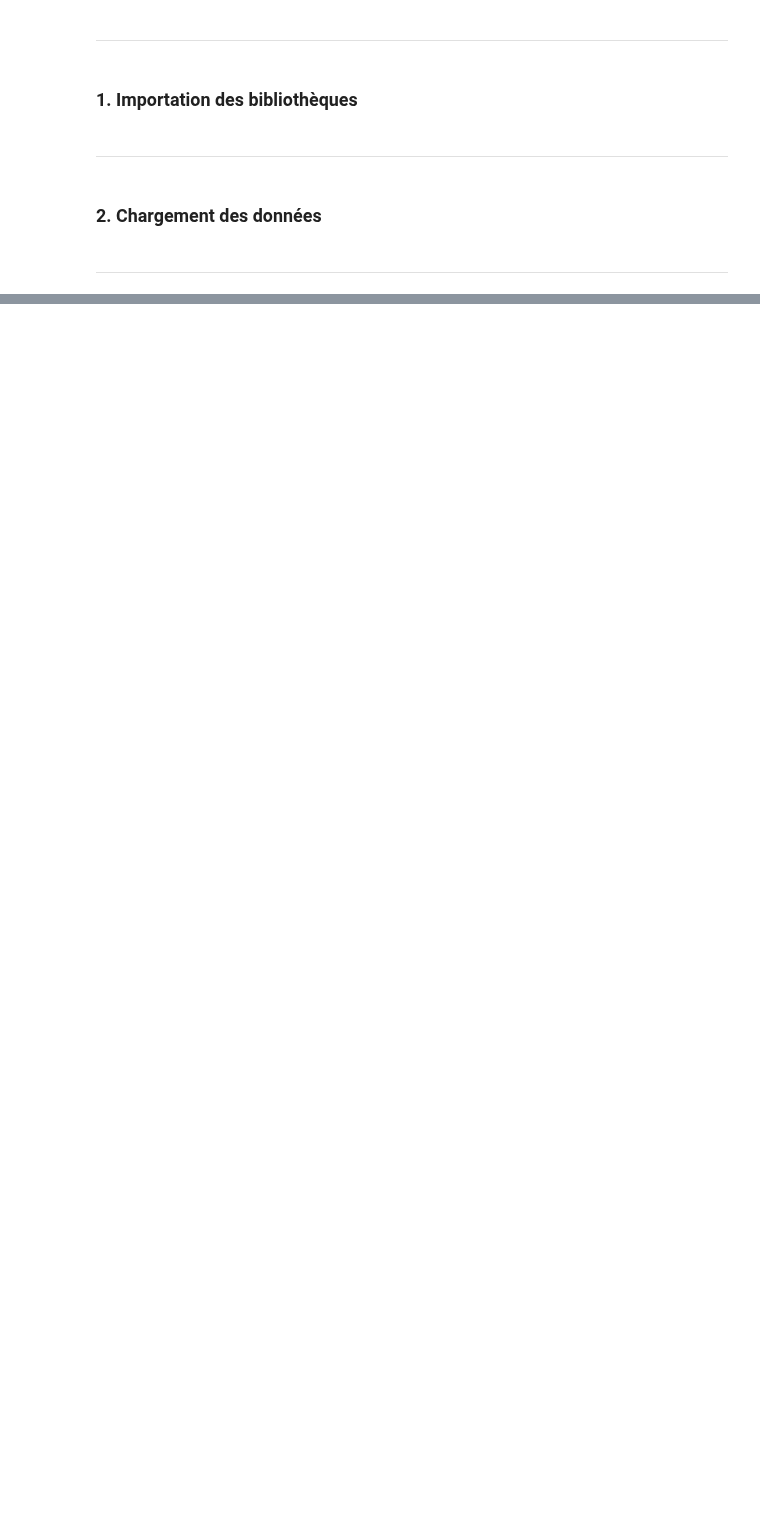
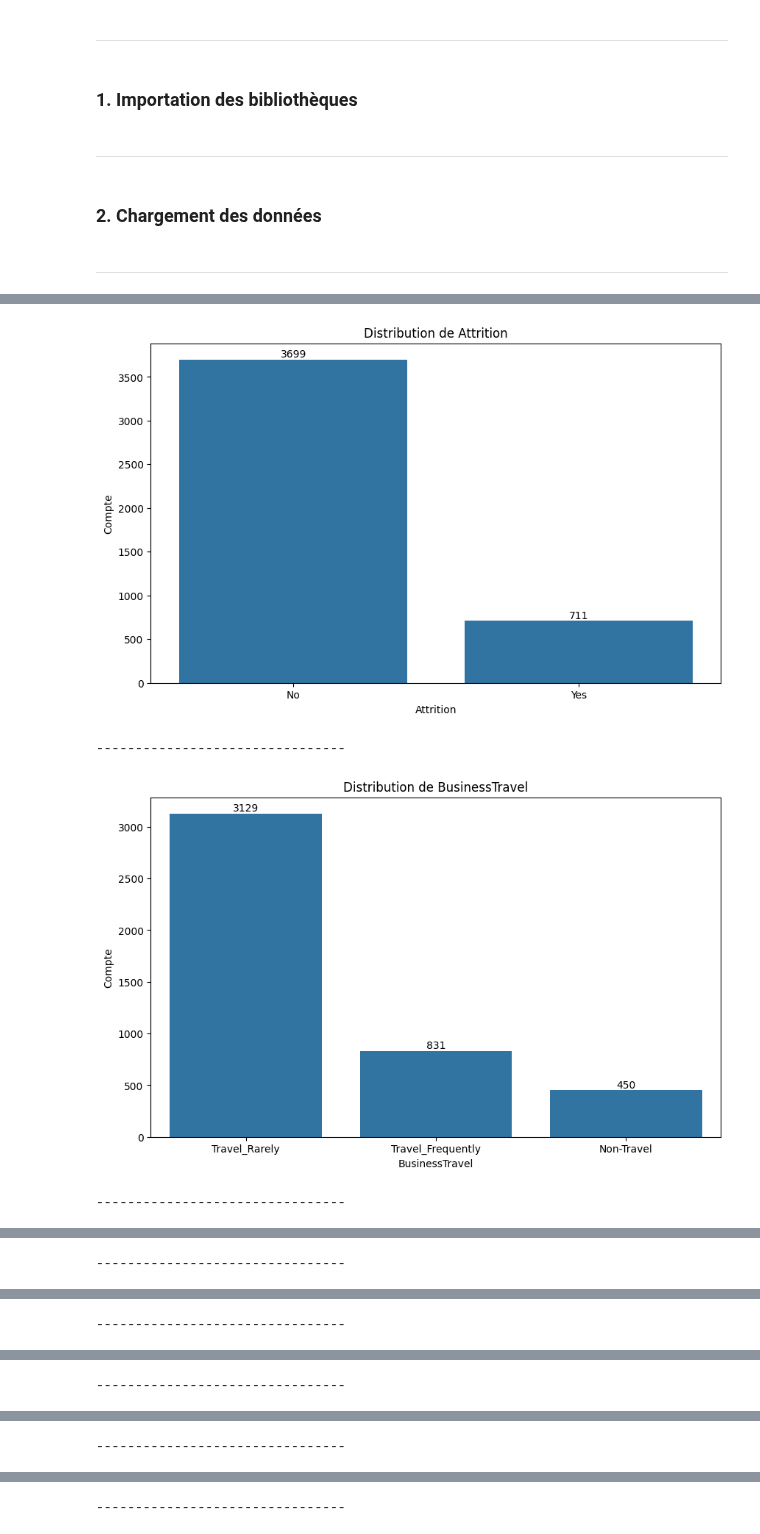
Before and after one commit to warren-gaure/projet-ia, a Jupyter notebook: notebooks/eda_general.ipynb, the cells around one changed output, grey strips where cells are left out. Cells and saved outputs as stored; diff of their text form; code cells hidden in the pictures; blank space fills up the shorter version.

```diff
--- a/notebooks/eda_general.ipynb
+++ b/notebooks/eda_general.ipynb
@@ -42,2 +24,4 @@ general_data = pd.read_csv(path + "general_data.csv")
+# %%
+general_data = pd.read_csv("../data/general_data.csv")
 # %% [markdown]
 ---
@@ -273,0 +287,19 @@ for column in numerical_columns:
+# %%
+for column in categorical_columns:
+    plt.figure(figsize=(10, 6))
+    ax = sns.countplot(data=general_data, x=column)
+    plt.title(f'Distribution de {column}')
+    plt.xlabel(column)
+    plt.ylabel('Compte')
+
+    # Ajouter les valeurs sur le graphe
+    for i in ax.containers:
+        ax.bar_label(i)
+
+    plt.show()
+    print(DELIMITER)
+# %% [output]
+[figure, added]
+--------------------------------
+[figure, added]
+--------------------------------
@@ -273,0 +307 @@ for column in numerical_columns:
+--------------------------------
@@ -273,0 +309 @@ for column in numerical_columns:
+--------------------------------
@@ -273,0 +311 @@ for column in numerical_columns:
+--------------------------------
@@ -273,0 +313 @@ for column in numerical_columns:
+--------------------------------
@@ -273,0 +315 @@ for column in numerical_columns:
+--------------------------------
```
Also changed, not shown: parts of 109 cells of this notebook.
